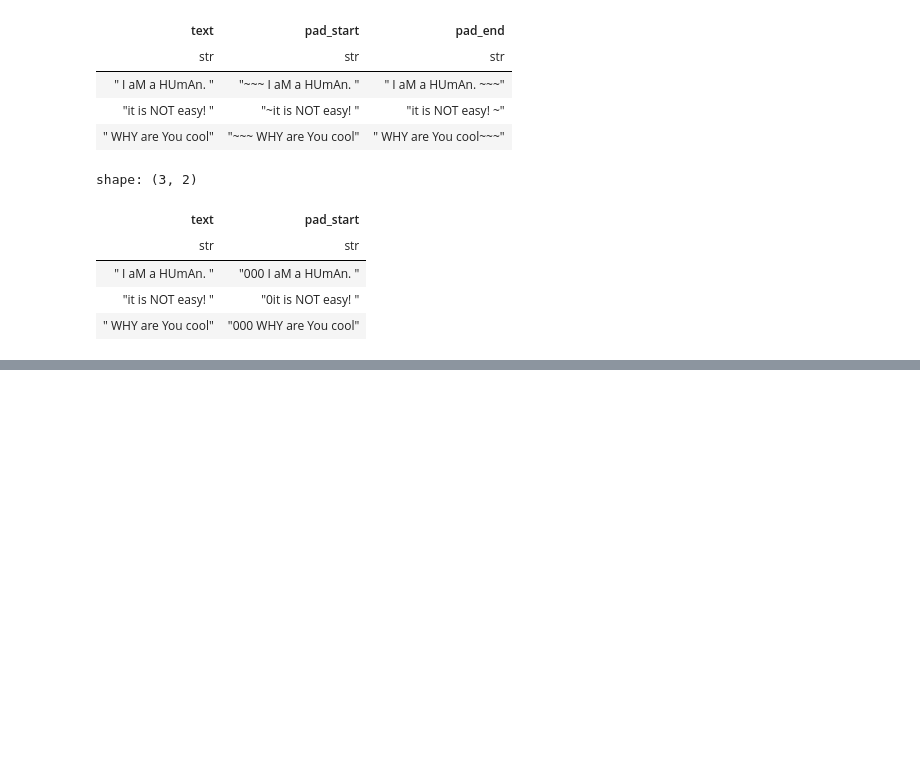
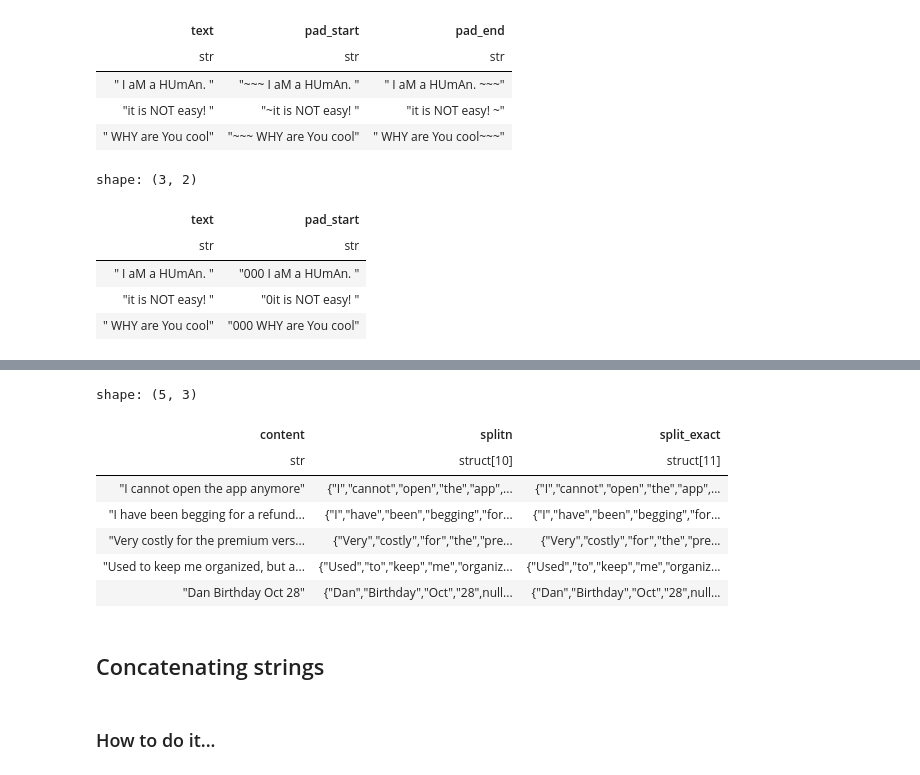
Before and after one commit to PacktPublishing/Polars-Cookbook, a Jupyter notebook: Chapter06/ch06.ipynb, the cells around one changed output, grey strips where cells are left out. Saved outputs shown, nothing was run; the diff lists cells and outputs as text; code cells hidden in the pictures; blank space fills up the shorter version.

```diff
--- a/Chapter06/ch06.ipynb
+++ b/Chapter06/ch06.ipynb
@@ -509,0 +514,5 @@ shape: (3, 2)
+# %%
+import polars as pl
+
+df = pl.read_csv('../data/google_store_reviews.csv')
+df.head()
@@ -509,0 +542,19 @@ shape: (3, 2)
+# %%
+df.select(
+    'content',
+    pl.col('content').str.splitn(by=' ', n=10).alias('splitn'),
+    pl.col('content').str.split_exact(by=' ', n=10).alias('split_exact')
+).head()
+# %% [output]
+shape: (5, 3)
+| content | splitn | split_exact |
+| str | struct[10] | struct[11] |
+| "I cannot open the app anymore" | {"I","cannot","open","the","app",... | {"I","cannot","open","the","app",... |
+| "I have been begging for a refund... | {"I","have","been","begging","for... | {"I","have","been","begging","for... |
+| "Very costly for the premium vers... | {"Very","costly","for","the","pre... | {"Very","costly","for","the","pre... |
+| "Used to keep me organized, but a... | {"Used","to","keep","me","organiz... | {"Used","to","keep","me","organiz... |
+| "Dan Birthday Oct 28" | {"Dan","Birthday","Oct","28",null... | {"Dan","Birthday","Oct","28",null... |
+# %% [markdown]
+## Concatenating strings
+# %% [markdown]
+### How to do it...
```
Also changed, not shown: parts of 11 cells of this notebook.
